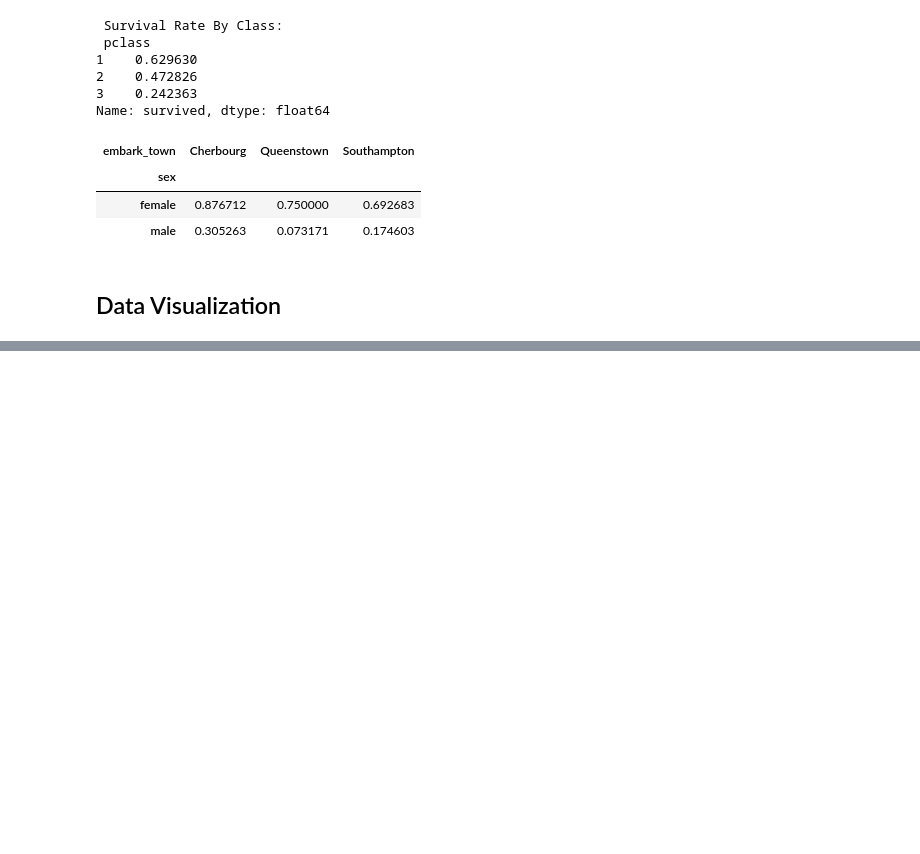
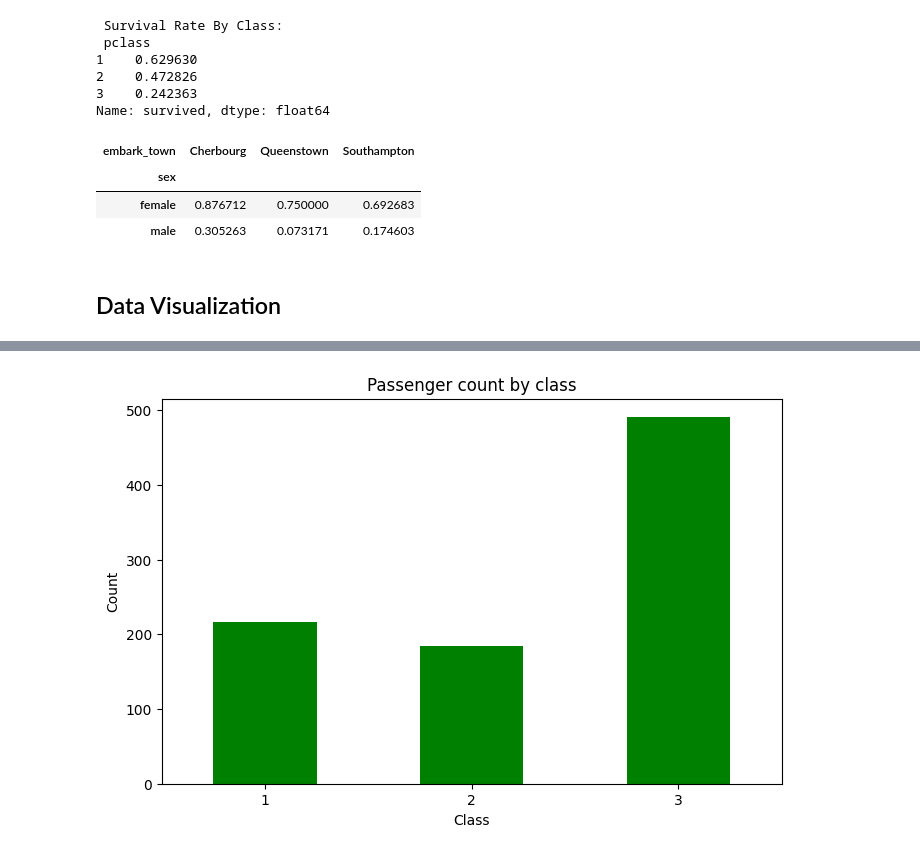
Before and after one commit to Muhammad-Ahmad618/AI-Course, a Jupyter notebook: Titanic Data Analysis.ipynb, the cells around one changed output, grey strips where cells are left out. Drawn from its saved outputs; the diff is of its cells as text; code cells hidden in the pictures; blank space fills up the shorter version.

```diff
--- a/Titanic Data Analysis.ipynb
+++ b/Titanic Data Analysis.ipynb
@@ -158,0 +164,10 @@ pd.crosstab(data['sex'],data['embark_town'], values=data['survived'], aggfunc='m
+# %%
+data['pclass'].value_counts().sort_index().plot(kind='bar', color='green')
+plt.title("Passenger count by class")
+plt.xticks(rotation=0)
+plt.gcf().set_size_inches(8,5)
+plt.xlabel('Class')
+plt.ylabel('Count')
+plt.show()
+# %% [output]
+[figure, added]
```
Also changed, not shown: parts of 2 cells of this notebook.
